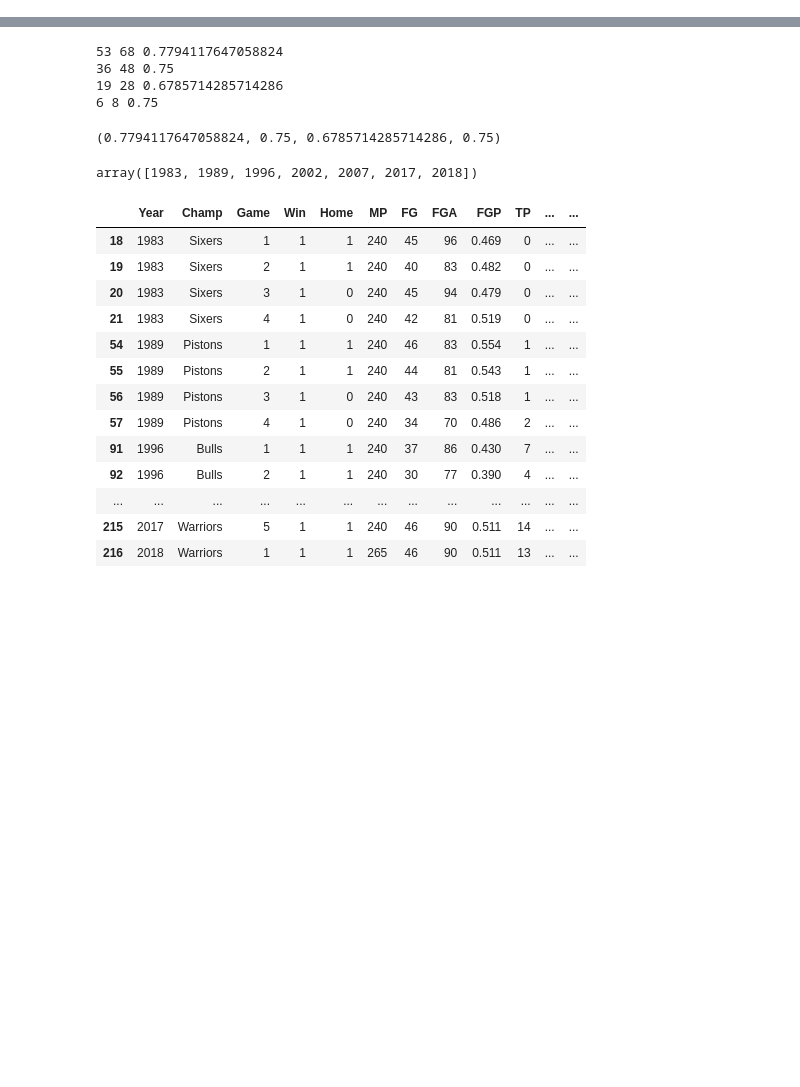
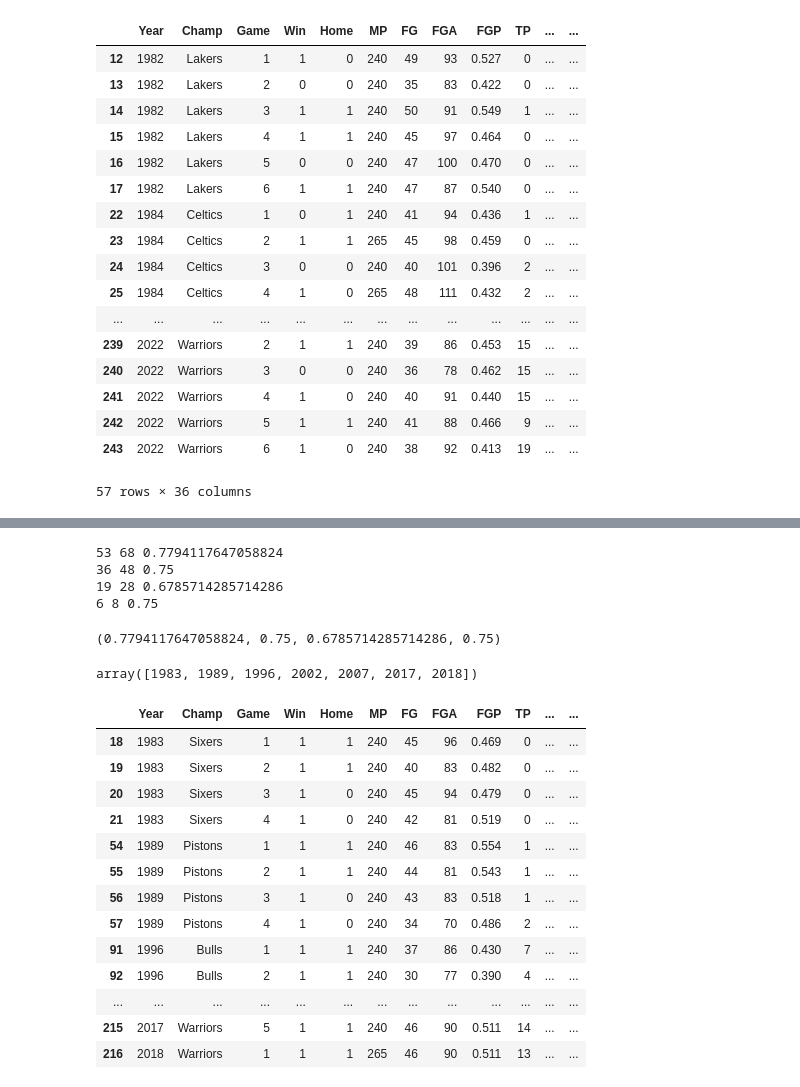
Before and after one commit to bonzo-ntu/nba, a Jupyter notebook: nba.ipynb, the cells around one changed output, grey strips where cells are left out. Saved outputs shown, nothing was run; the diff lists cells and outputs as text; code cells hidden in the pictures; blank space fills up the shorter version.

```diff
--- a/nba.ipynb
+++ b/nba.ipynb
@@ -21,0 +56,17 @@ def p(df1, df2):
+# %%
+file = 'NBAFinals.csv'
+nba = pd.read_csv(file)
+first_game = group_by_year(nba, nth=0)
+second_game = group_by_year(nba, nth=1)
+third_game = group_by_year(nba, nth=2)
+forth_game = group_by_year(nba, nth=3)
+
+threshold = 228.5
+#check_small_score(first_game, threshold=threshold)
+check_small_score(second_game, threshold=threshold)
+#check_small_score(third_game, threshold=threshold)
+#check_small_score(forth_game, threshold=threshold)
+
+
+print()
+check_small_score(second_game, threshold=threshold, func=split_every_decade)
@@ -21,0 +119,26 @@ def p(df1, df2):
+# %%
+years = second_game.Year.reset_index(drop=True)
+second_game_smaller_years = years[second_game.reset_index().TotalPTS - first_game.reset_index().TotalPTS <= 0]
+second_game_larger_years = years[second_game.reset_index().TotalPTS - first_game.reset_index().TotalPTS > 0]
+
+second_game_smaller = nba[nba.Year.isin(second_game_smaller_years)]
+second_game_larger = nba[nba.Year.isin(second_game_larger_years)]
+# %% [output]
+|  | Year | Champ | Game | Win | Home | MP | FG | FGA | FGP | TP | ... | ... |
+| 12 | 1982 | Lakers | 1 | 1 | 0 | 240 | 49 | 93 | 0.527 | 0 | ... | ... |
+| 13 | 1982 | Lakers | 2 | 0 | 0 | 240 | 35 | 83 | 0.422 | 0 | ... | ... |
+| 14 | 1982 | Lakers | 3 | 1 | 1 | 240 | 50 | 91 | 0.549 | 1 | ... | ... |
+| 15 | 1982 | Lakers | 4 | 1 | 1 | 240 | 45 | 97 | 0.464 | 0 | ... | ... |
+| 16 | 1982 | Lakers | 5 | 0 | 0 | 240 | 47 | 100 | 0.470 | 0 | ... | ... |
+| 17 | 1982 | Lakers | 6 | 1 | 1 | 240 | 47 | 87 | 0.540 | 0 | ... | ... |
+| 22 | 1984 | Celtics | 1 | 0 | 1 | 240 | 41 | 94 | 0.436 | 1 | ... | ... |
+| 23 | 1984 | Celtics | 2 | 1 | 1 | 265 | 45 | 98 | 0.459 | 0 | ... | ... |
+| 24 | 1984 | Celtics | 3 | 0 | 0 | 240 | 40 | 101 | 0.396 | 2 | ... | ... |
+| 25 | 1984 | Celtics | 4 | 1 | 0 | 265 | 48 | 111 | 0.432 | 2 | ... | ... |
+| ... | ... | ... | ... | ... | ... | ... | ... | ... | ... | ... | ... | ... |
+| 239 | 2022 | Warriors | 2 | 1 | 1 | 240 | 39 | 86 | 0.453 | 15 | ... | ... |
+| 240 | 2022 | Warriors | 3 | 0 | 0 | 240 | 36 | 78 | 0.462 | 15 | ... | ... |
+| 241 | 2022 | Warriors | 4 | 1 | 0 | 240 | 40 | 91 | 0.440 | 15 | ... | ... |
+| 242 | 2022 | Warriors | 5 | 1 | 1 | 240 | 41 | 88 | 0.466 | 9 | ... | ... |
+| 243 | 2022 | Warriors | 6 | 1 | 0 | 240 | 38 | 92 | 0.413 | 19 | ... | ... |
+57 rows × 36 columns
```
Also changed, not shown: parts of 15 cells of this notebook, 1 other file.
